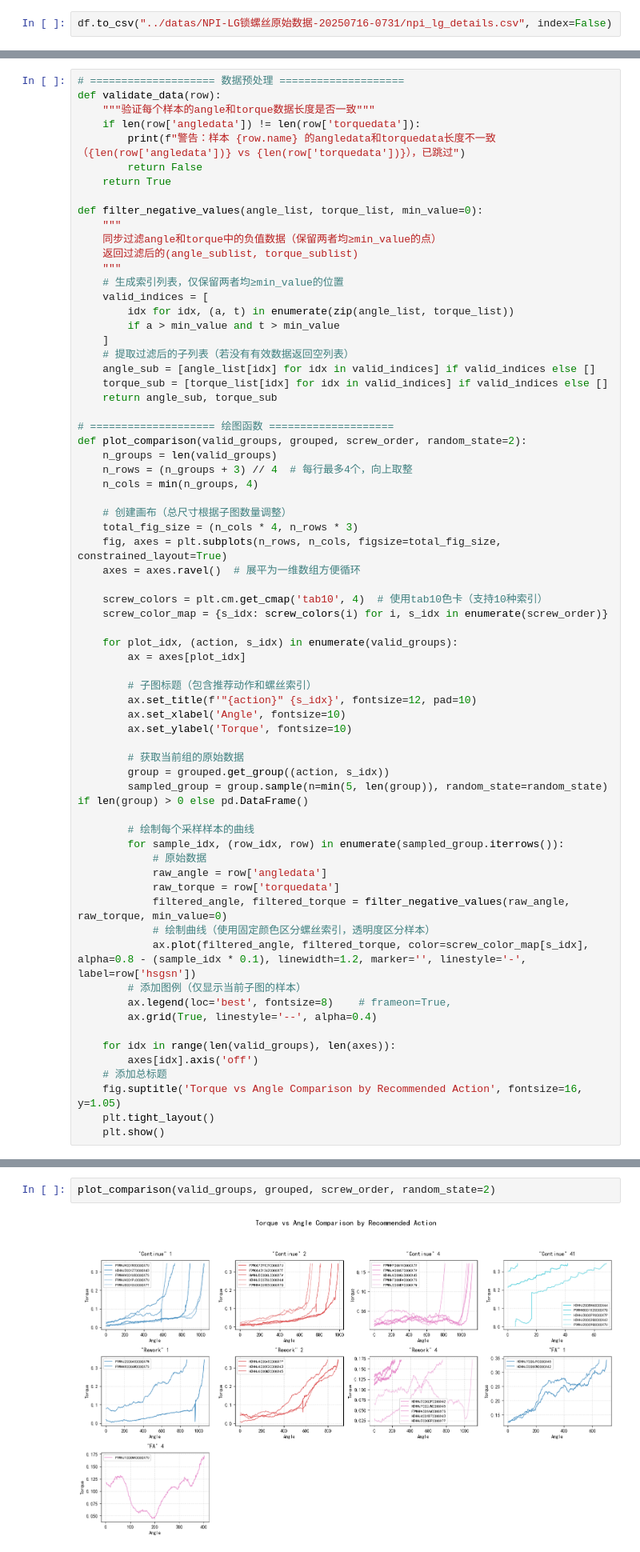
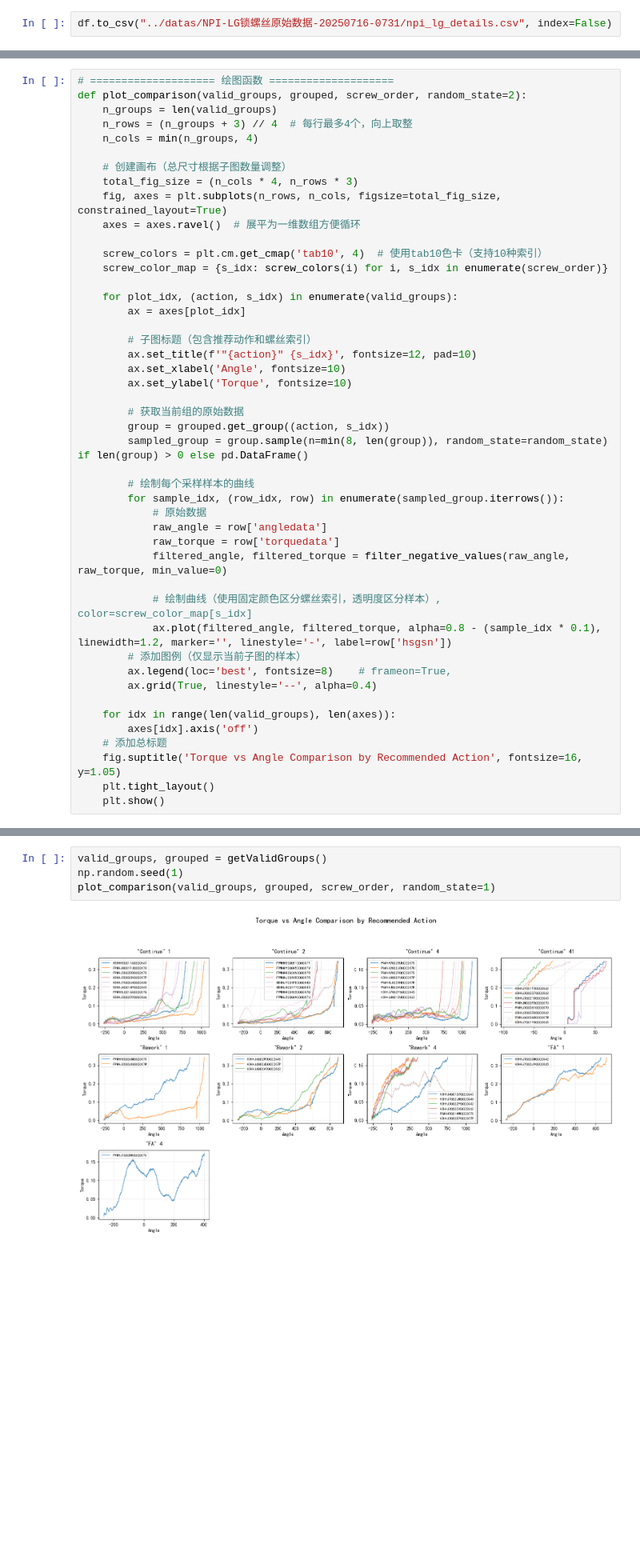
Before and after one commit to Xiaomut/apple, a Jupyter notebook: notebooks/ini.ipynb, the cells around one changed output, grey strips where cells are left out. Shown at 80% size. Saved outputs shown, nothing was run; the diff lists cells and outputs as text; blank space fills up the shorter version.

```diff
--- a/notebooks/ini.ipynb
+++ b/notebooks/ini.ipynb
@@ -111,27 +149,4 @@ print(df_use.columns.tolist())
 # %%
-# ==================== 数据预处理 ====================
-def validate_data(row):
-    """验证每个样本的angle和torque数据长度是否一致"""
-    if len(row['angledata']) != len(row['torquedata']):
-        print(f"警告：样本 {row.name} 的angledata和torquedata长度不一致（{len(row['angledata'])} vs {len(row['torquedata'])}），已跳过")
-        return False
-    return True
-
-def filter_negative_values(angle_list, torque_list, min_value=0):
-    """
-    同步过滤angle和torque中的负值数据（保留两者均≥min_value的点）
-    返回过滤后的(angle_sublist, torque_sublist)
-    """
-    # 生成索引列表，仅保留两者均≥min_value的位置
-    valid_indices = [
-        idx for idx, (a, t) in enumerate(zip(angle_list, torque_list))
-        if a > min_value and t > min_value
-    ]
-    # 提取过滤后的子列表（若没有有效数据返回空列表）
-    angle_sub = [angle_list[idx] for idx in valid_indices] if valid_indices else []
-    torque_sub = [torque_list[idx] for idx in valid_indices] if valid_indices else []
-    return angle_sub, torque_sub
-
 # ==================== 绘图函数 ====================
 def plot_comparison(valid_groups, grouped, screw_order, random_state=2):
     n_groups = len(valid_groups)
@@ -156,7 +171,7 @@ def plot_comparison(valid_groups, grouped, screw_order, random_state=2):
 
         # 获取当前组的原始数据
         group = grouped.get_group((action, s_idx))
-        sampled_group = group.sample(n=min(5, len(group)), random_state=random_state) if len(group) > 0 else pd.DataFrame()
+        sampled_group = group.sample(n=min(8, len(group)), random_state=random_state) if len(group) > 0 else pd.DataFrame()
 
         # 绘制每个采样样本的曲线
         for sample_idx, (row_idx, row) in enumerate(sampled_group.iterrows()):
@@ -164,8 +179,9 @@ def plot_comparison(valid_groups, grouped, screw_order, random_state=2):
             raw_angle = row['angledata']
             raw_torque = row['torquedata']
             filtered_angle, filtered_torque = filter_negative_values(raw_angle, raw_torque, min_value=0)
-            # 绘制曲线（使用固定颜色区分螺丝索引，透明度区分样本）
-            ax.plot(filtered_angle, filtered_torque, color=screw_color_map[s_idx], alpha=0.8 - (sample_idx * 0.1), linewidth=1.2, marker='', linestyle='-', label=row['hsgsn'])
+
+            # 绘制曲线（使用固定颜色区分螺丝索引，透明度区分样本）, color=screw_color_map[s_idx]
+            ax.plot(filtered_angle, filtered_torque, alpha=0.8 - (sample_idx * 0.1), linewidth=1.2, marker='', linestyle='-', label=row['hsgsn'])
         # 添加图例（仅显示当前子图的样本）
         ax.legend(loc='best', fontsize=8)    # frameon=True,
         ax.grid(True, linestyle='--', alpha=0.4)
@@ -194,5 +195,7 @@ print(valid_groups)
 # %%
-plot_comparison(valid_groups, grouped, screw_order, random_state=2)
+valid_groups, grouped = getValidGroups()
+np.random.seed(1)
+plot_comparison(valid_groups, grouped, screw_order, random_state=1)
 # %% [output]
-[figure, old version]
+[figure, new version]
 # %% [markdown]
```
Also changed, not shown: parts of 32 cells of this notebook, 1 other file.
